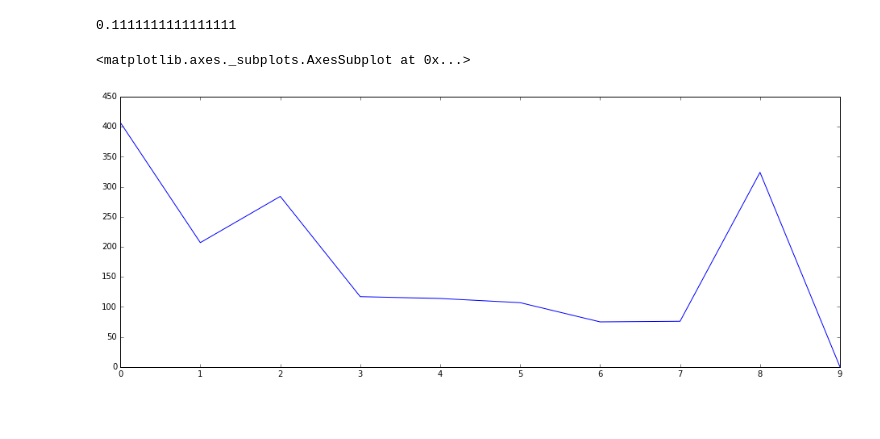
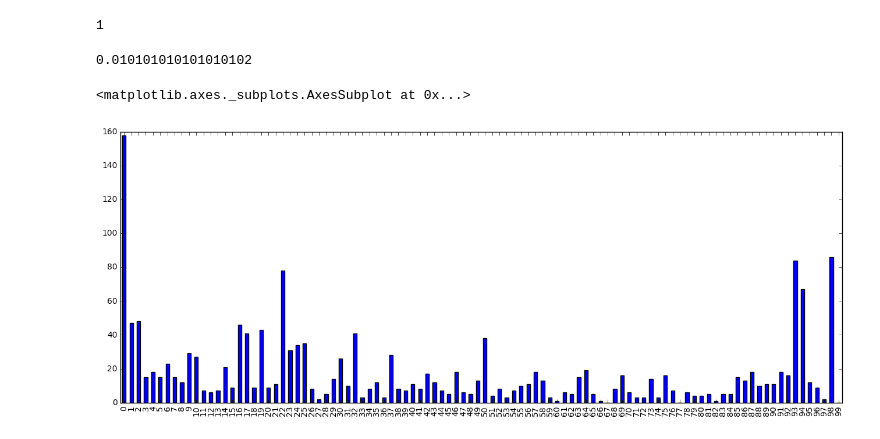
Before and after one commit to lit-mod-viz/middlemarch-critical-histories, a Jupyter notebook: experiment0-analysis.ipynb, the cells around one changed output. Cells and saved outputs as stored; diff of their text form; code cells hidden in the pictures; blank space fills up the shorter version.

```diff
--- a/experiment0-analysis.ipynb
+++ b/experiment0-analysis.ipynb
@@ -7,6 +8,18 @@ from matplotlib import pyplot as plt
 plt.rcParams["figure.figsize"] = [16, 6]
 # %%
 df = pd.read_csv('log-test.txt')
+# %%
+def getDate(filename):
+    """
+    Generate dates from filenames.
+    """
+    m = re.search('_(\d{4})_', filename)
+    if m is not None:
+        return int(m.group(1))
+    else:
+        return None
+
+df['Date'] = df['Text B'].apply(getDate)
 # %%
 df
 # %% [output]
@@ -30,0 +44,2 @@ df
+# %%
+df['Decade'] = df['Date'] - (df['Date'] % 10)
@@ -31,3 +53,8 @@ df
+# %%
+l, h = (0, 1)
+h
+# %% [output]
+1
 # %%
 bigList = []
 for item in df['Locations in A']:
@@ -42,12 +69,12 @@ b = [i[1] for i in l]
 # %%
 df = pd.DataFrame([a, b], index=['start', 'end']).T
 # %%
-x = np.linspace(0, 1, 10) # number of zeroes = number of decimal places of precision
+x = np.linspace(0, 1, 100) # number of zeroes = number of decimal places of precision
 # %%
 width=x[1]-x[0]
 width
 # %% [output]
-0.1111111111111111
+0.010101010101010102
 # %%
 def getCounts(val, width, intervals):
     result = intervals.loc[(intervals['end']>val) & \
@@ -56,7 +83,7 @@ def getCounts(val, width, intervals):
 # %%
 y = [getCounts(val, width, df) for val in x]
 # %%
-pd.Series(y).plot()
+pd.Series(y).plot(kind='bar')
 # %% [output]
 <matplotlib.axes._subplots.AxesSubplot at 0x...>
-[figure, old version]
+[figure, new version]
```
Also changed, not shown: parts of 4 cells of this notebook, 1 other file.
